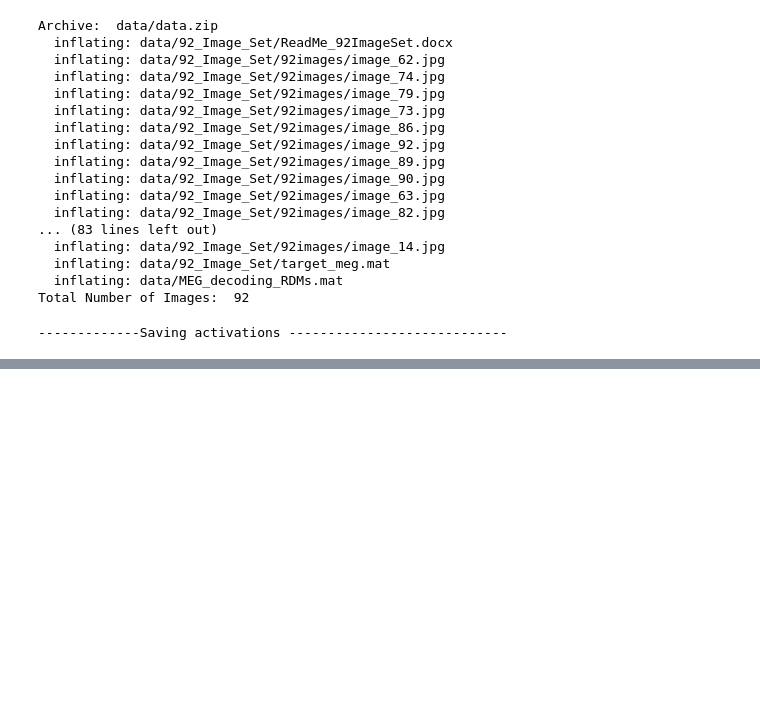
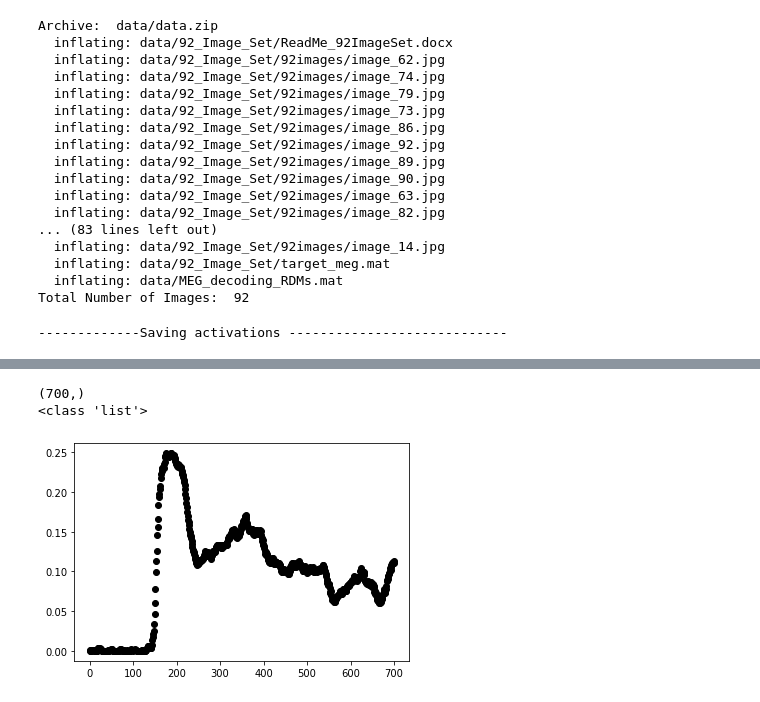
Before and after one commit to eduardojdiniz/CichyWanderers, a Jupyter notebook: Regression_Cichy.ipynb, the cells around one changed output, grey strips where cells are left out. Saved outputs shown, nothing was run; the diff lists cells and outputs as text; code cells hidden in the pictures; blank space fills up the shorter version.

```diff
--- a/Regression_Cichy.ipynb
+++ b/Regression_Cichy.ipynb
@@ -382,0 +452,15 @@ ValueError: ignored
+# %%
+# LAYER 1
+import matplotlib.pyplot as plt
+
+x = np.linspace(0, 700,700)
+y = r_squ
+#y = intercept
+
+print(x.shape)
+print(type(y))
+plt.plot(x, y, 'o', color='black');
+# %% [output]
+(700,)
+<class 'list'>
+[figure, added]
```
Also changed, not shown: parts of 15 cells of this notebook.
